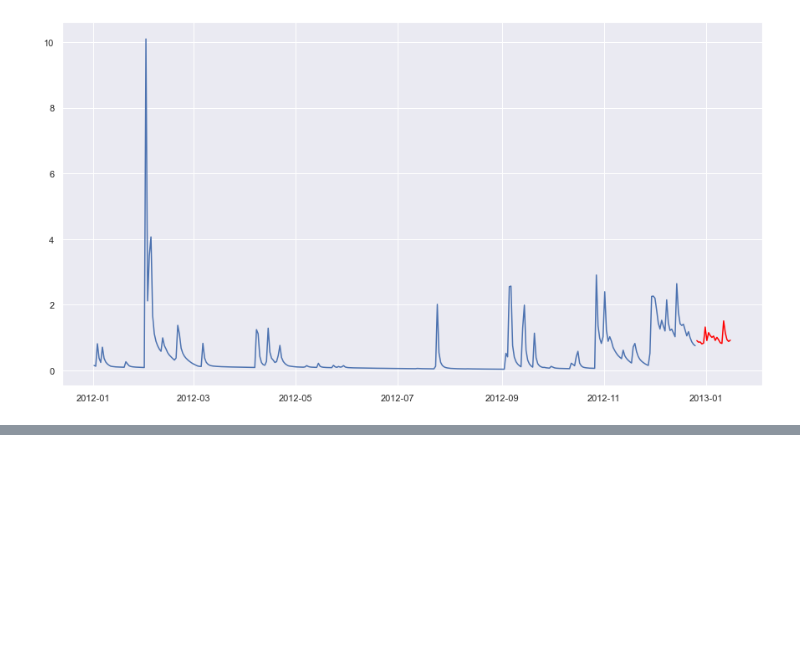
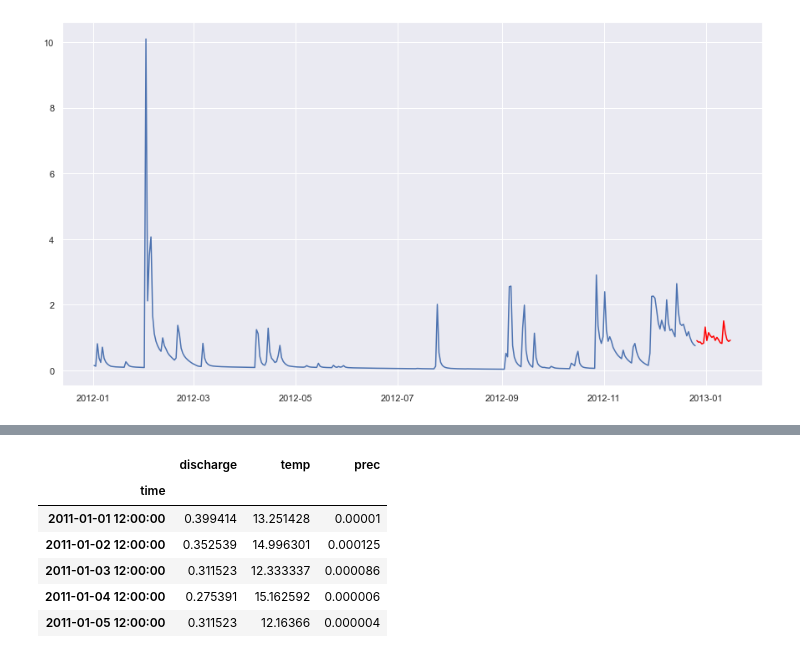
Before and after one commit to kode-git/copernicus, a Jupyter notebook: Data_Modelling_and_Evaluation.ipynb, the cells around one changed output, grey strips where cells are left out. Cells and saved outputs as stored; diff of their text form; code cells hidden in the pictures; blank space fills up the shorter version.

```diff
--- a/Data_Modelling_and_Evaluation.ipynb
+++ b/Data_Modelling_and_Evaluation.ipynb
@@ -408,0 +414,10 @@ SARIMA represents an excellent baseline to improve the model implementation usin
+# %%
+df.head()
+# %% [output]
+|  | discharge | temp | prec |
+| time |  |  |  |
+| 2011-01-01 12:00:00 | 0.399414 | 13.251428 | 0.00001 |
+| 2011-01-02 12:00:00 | 0.352539 | 14.996301 | 0.000125 |
+| 2011-01-03 12:00:00 | 0.311523 | 12.333337 | 0.000086 |
+| 2011-01-04 12:00:00 | 0.275391 | 15.162592 | 0.000006 |
+| 2011-01-05 12:00:00 | 0.311523 | 12.16366 | 0.000004 |
```
Also changed, not shown: parts of 21 cells of this notebook.
